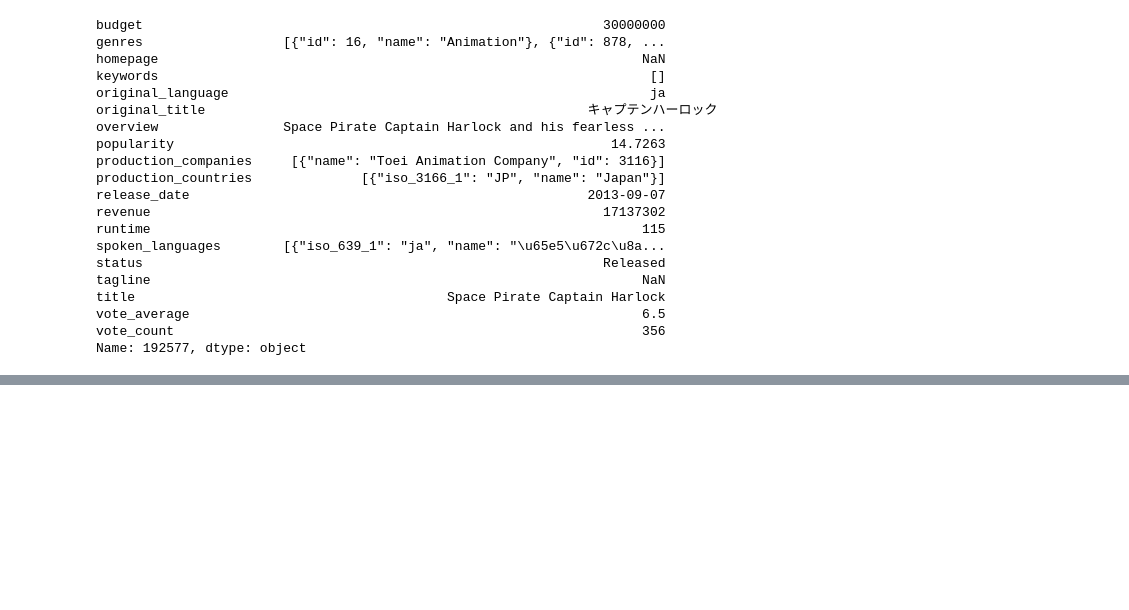
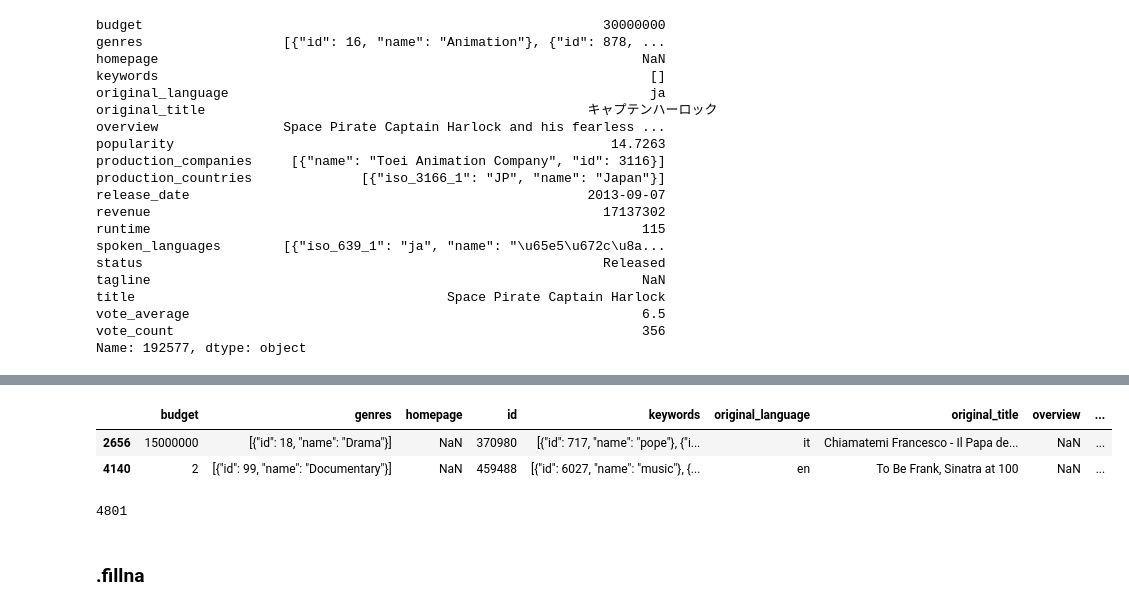
Before and after one commit to git-take777/python-data-analysis, a Jupyter notebook: notebooks/DataFrame.ipynb, the cells around one changed output, grey strips where cells are left out. Drawn from its saved outputs; the diff is of its cells as text; code cells hidden in the pictures; blank space fills up the shorter version.

Commit message:
DataFrameの構築学習

```diff
--- a/notebooks/DataFrame.ipynb
+++ b/notebooks/DataFrame.ipynb
@@ -183,0 +186,3 @@ Name: 192577, dtype: object
+# %%
+df = pd.read_csv('../test-data/movies.csv')
+a = df.iloc[-1]['homepage']
@@ -183,0 +207,13 @@ Name: 192577, dtype: object
+# %%
+df[np.isnan(df['runtime'])]
+# %% [output]
+|  | budget | genres | homepage | id | keywords | original_language | original_title | overview | ... |
+| 2656 | 15000000 | [{"id": 18, "name": "Drama"}] | NaN | 370980 | [{"id": 717, "name": "pope"}, {"i... | it | Chiamatemi Francesco - Il Papa de... | NaN | ... |
+| 4140 | 2 | [{"id": 99, "name": "Documentary"}] | NaN | 459488 | [{"id": 6027, "name": "music"}, {... | en | To Be Frank, Sinatra at 100 | NaN | ... |
+# %%
+## 必ずカラムを指定すること カラムを指定しないと全て削除される危険性もあるから
+len(df.dropna(subset=['runtime']))
+# %% [output]
+4801
+# %% [markdown]
+### .fillna
```
Also changed, not shown: parts of 4 cells of this notebook.
